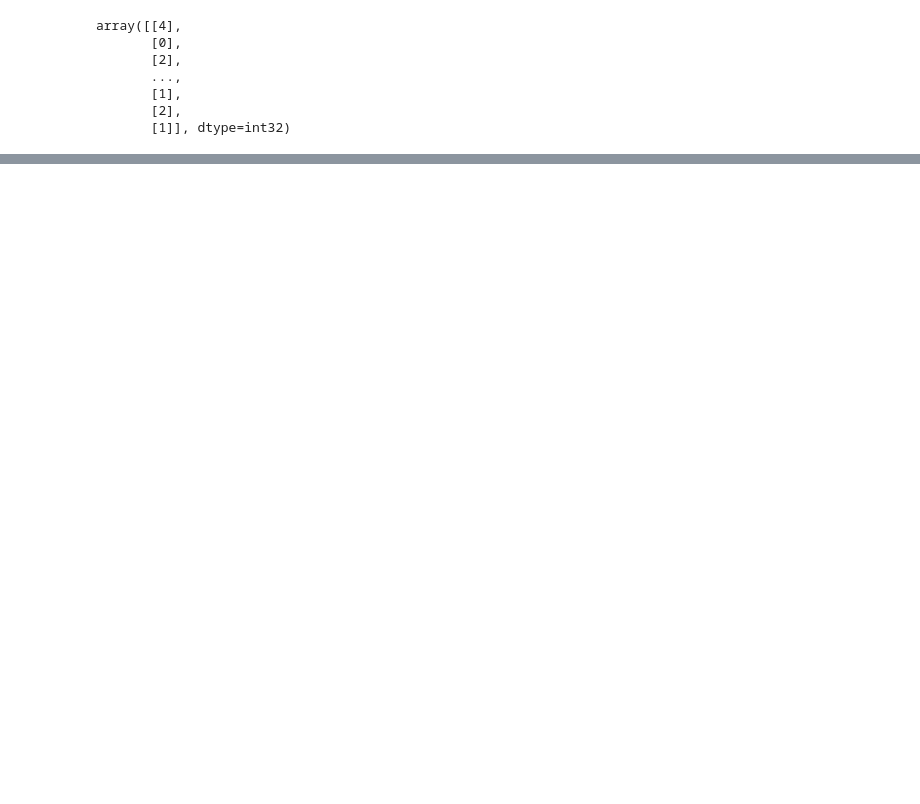
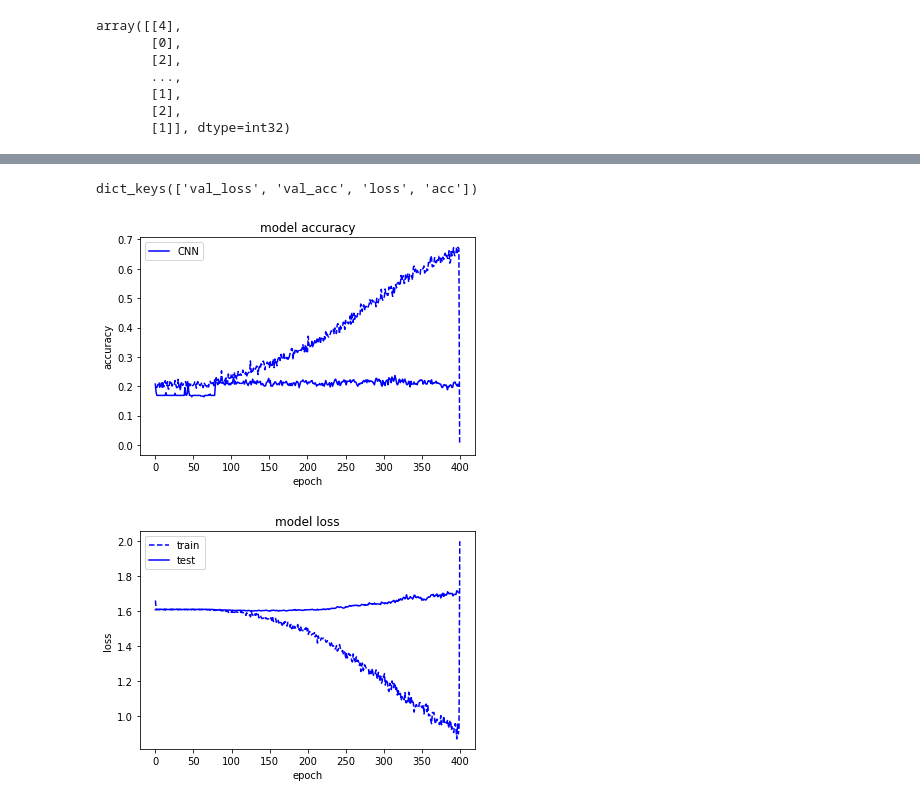
Before and after one commit to rjpg/bftensor, a Jupyter notebook: Autoencoder/src/horsesNewDataSet.ipynb, the cells around one changed output, grey strips where cells are left out. Drawn from its saved outputs; the diff is of its cells as text; code cells hidden in the pictures; blank space fills up the shorter version.

```diff
--- a/Autoencoder/src/horsesNewDataSet.ipynb
+++ b/Autoencoder/src/horsesNewDataSet.ipynb
@@ -157,7 +158,7 @@ VERBOSE = 1
 OPTIMIZER = Adam()
 VALIDATION_SPLIT=0.2
 
-IMG_ROWS, IMG_COLS = 128, 5 # input image dimensions
+IMG_ROWS, IMG_COLS = 128, 9 # input image dimensions
 NB_CLASSES = 5  # number of outputs = number of classes
 INPUT_SHAPE = (1, IMG_ROWS, IMG_COLS)
 
@@ -214,23 +215,25 @@ class LeNet:
 		#model.add(InputLayer())
 		# CONV => RELU => POOL
 		# kernel size (width, height) default (2,5)
-		model.add(Conv2D(20, kernel_size=(8,5), padding="same",
+		model.add(Conv2D(20, kernel_size=(16,4), padding="same", strides=(2, 1),
 			input_shape=input_shape))
                          #,batch_input_shape=(64,1, 5, 7)))
 		model.add(Activation("relu"))
+		model.add(Dropout(0.50))
 		# pool size - down scale int factor (vertical, horizontal)
-		model.add(MaxPooling2D(pool_size=(4, 1), strides=(2, 1)))
+		#model.add(MaxPooling2D(pool_size=(4, 1), strides=(2, 1)))
 		# CONV => RELU => POOL
-		model.add(Conv2D(50, kernel_size=(8,5), padding="same"))
+		model.add(Conv2D(50, kernel_size=(16,4), padding="same",  strides=(2, 1)))
 		model.add(Activation("relu"))
-		model.add(MaxPooling2D(pool_size=(4, 1), strides=(2, 1))) #1,2
+		model.add(Dropout(0.50))
+		#model.add(MaxPooling2D(pool_size=(4, 1), strides=(2, 1))) #1,2
 		model.summary()
-		model.add(Dropout(0.40))
+		model.add(Dropout(0.60))
 		# Flatten => RELU layers
 		model.add(Flatten())
 		model.add(Dense(400))
 		model.add(Activation("relu"))
-		model.add(Dropout(0.5))
+		model.add(Dropout(0.7))
 		model.add(Dense(150))
 		model.add(Activation("relu"))
 		model.add(Dropout(0.8))
@@ -277,7 +280,7 @@ esCallBack = EarlyStopping(monitor='val_acc', min_delta=0, patience=12, verbose=
 reduce_lr = ReduceLROnPlateau(monitor='val_loss', factor=0.2,patience=5, min_lr=0.001)
 
 history = model.fit(X_train, y_train,
-		batch_size=BATCH_SIZE, epochs=NB_EPOCH,
+		batch_size=BATCH_SIZE, epochs=400,
 		verbose=1, # 0 for no logging to stdout, 1 for progress bar logging, 2 for one log line per epoch.
 		validation_split=VALIDATION_SPLIT, callbacks=[tbCallBack])#,reduce_lr,esCallBack])
 # %% [output]
@@ -301,0 +304,27 @@ KeyboardInterrupt:
+# %%
+print(history.history.keys())
+# summarize history for accuracy
+acc=np.array(history.history['acc'])
+#acc=acc[0:100]
+acc=np.append(acc,[0])
+plt.plot(acc,'b--')
+plt.plot(history.history['val_acc'],'b',label='CNN')
+plt.title('model accuracy')
+plt.ylabel('accuracy')
+plt.xlabel('epoch')
+plt.legend(loc='upper left')
+plt.show()
+# summarize history for loss
+loss=np.array(history.history['loss'])
+loss=np.append(loss,[2])
+plt.plot(loss,'b--',label='train')
+plt.plot(history.history['val_loss'],'b',label='test')
+plt.title('model loss')
+plt.ylabel('loss')
+plt.xlabel('epoch')
+plt.legend(['train', 'test'], loc='upper left')
+plt.show()
+# %% [output]
+dict_keys(['val_loss', 'val_acc', 'loss', 'acc'])
+[figure, added]
+[figure, added]
```
Also changed, not shown: parts of 12 cells of this notebook, 15 other files.
